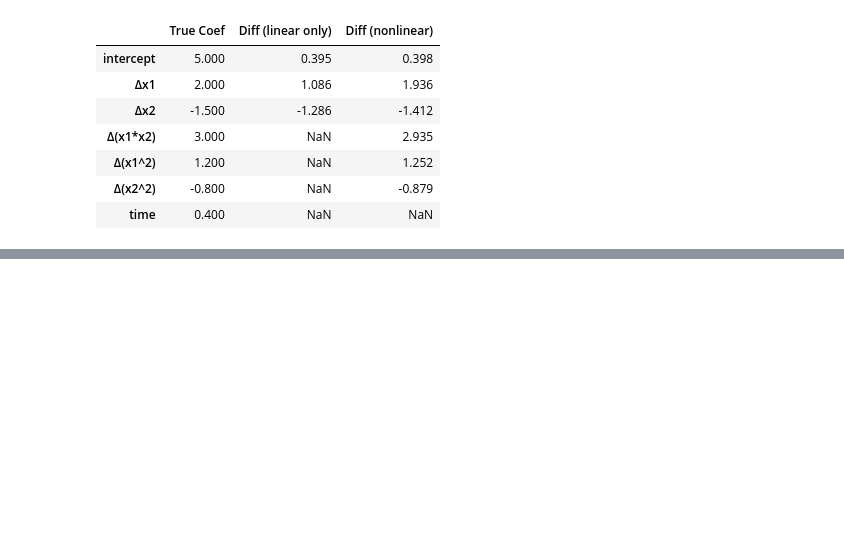
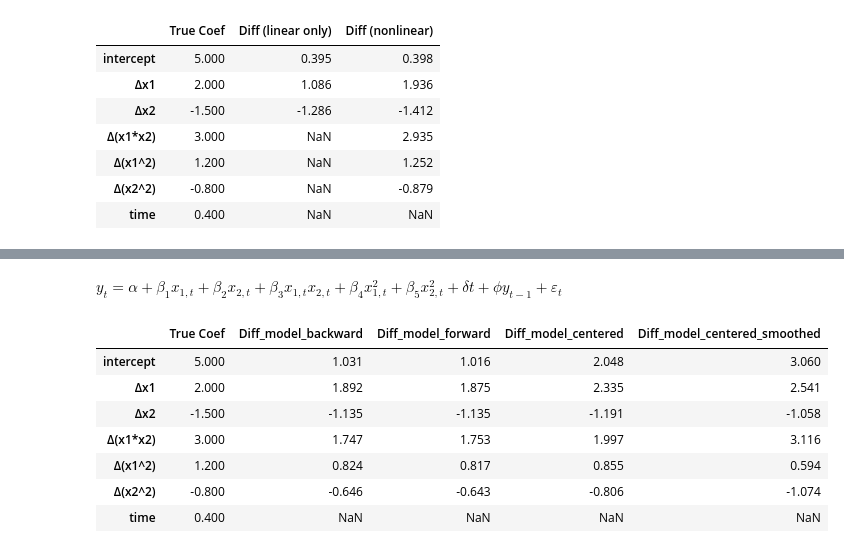
Before and after one commit to pmrai/gpt_share, a Jupyter notebook: differencing_test.ipynb, the cells around one changed output, grey strips where cells are left out. Saved outputs shown, nothing was run; the diff lists cells and outputs as text; code cells hidden in the pictures; blank space fills up the shorter version.

```diff
--- a/differencing_test.ipynb
+++ b/differencing_test.ipynb
@@ -177,0 +376,41 @@ display(HTML(coef_table_rounded.to_html()))
+# %%
+#model_diff_nl_backward = LinearRegression().fit(df_diff[['x1', 'x2', 'interaction', 'x1_sq_diff', 'x2_sq_diff']], df_diff['y'])
+
+model_diff_nl_backward = LinearRegression().fit(df_clean[['delta_x1_backward', 'delta_x2_backward',
+    'delta_interaction_backward', 'delta_x1_sq_backward', 'delta_x2_sq_backward']], df_clean['delta_y_backward'])
+
+model_diff_nl_forward = LinearRegression().fit(df_clean[['delta_x1_forward', 'delta_x2_forward',
+    'delta_interaction_forward', 'delta_x1_sq_forward', 'delta_x2_sq_forward']], df_clean['delta_y_forward'])
+
+model_diff_nl_centered = LinearRegression().fit(df_clean[['delta_x1', 'delta_x2', 'delta_interaction', 'delta_x1_sq', 'delta_x2_sq']], df_clean['delta_y'])
+
+model_diff_nl_centered_smoothed = LinearRegression().fit(df_clean[['delta_x1_smooth', 'delta_x2_smooth',
+    'delta_interaction_smooth', 'delta_x1_sq_smooth', 'delta_x2_sq_smooth']], df_clean['delta_y_smooth'])
+# %%
+# Construct coefficient table
+coef_table = pd.DataFrame({
+    'True Coef': [intercept, beta1, beta2, beta3, beta4, beta5, delta],
+    'Diff_model_backward': [model_diff_nl_backward.intercept_] + list(model_diff_nl_backward.coef_) + [np.nan] * (6 - len(model_diff_nl_backward.coef_)),
+    'Diff_model_forward': [model_diff_nl_forward.intercept_] + list(model_diff_nl_forward.coef_) + [np.nan] * (6 - len(model_diff_nl_forward.coef_)),
+    'Diff_model_centered': [model_diff_nl_centered.intercept_] + list(model_diff_nl_centered.coef_) + [np.nan] * (6 - len(model_diff_nl_centered.coef_)),
+    'Diff_model_centered_smoothed': [model_diff_nl_centered_smoothed.intercept_] + list(model_diff_nl_centered_smoothed.coef_) + [np.nan] * (6 - len(model_diff_nl_centered.coef_)),
+}, index=['intercept','Δx1', 'Δx2', 'Δ(x1*x2)', 'Δ(x1^2)', 'Δ(x2^2)', 'time'])
+# %%
+from IPython.display import display, HTML
+
+# Optional: round the values for better display
+coef_table_rounded = coef_table.round(3)
+
+# Display as styled HTML table
+display(Math(r'y_t = \alpha + \beta_1 x_{1,t} + \beta_2 x_{2,t} + \beta_3 x_{1,t} x_{2,t} + \beta_4 x_{1,t}^2 + \beta_5 x_{2,t}^2 + \delta t + \phi y_{t-1} + \varepsilon_t'))
+display(HTML(coef_table_rounded.to_html()))
+# %% [output]
+$\displaystyle y_t = \alpha + \beta_1 x_{1,t} + \beta_2 x_{2,t} + \beta_3 x_{1,t} x_{2,t} + \beta_4 x_{1,t}^2 + \beta_5 x_{2,t}^2 + \delta t + \phi y_{t-1} + \varepsilon_t$
+|  | True Coef | Diff_model_backward | Diff_model_forward | Diff_model_centered | Diff_model_centered_smoothed |
+| intercept | 5.000 | 1.031 | 1.016 | 2.048 | 3.060 |
+| Δx1 | 2.000 | 1.892 | 1.875 | 2.335 | 2.541 |
+| Δx2 | -1.500 | -1.135 | -1.135 | -1.191 | -1.058 |
+| Δ(x1*x2) | 3.000 | 1.747 | 1.753 | 1.997 | 3.116 |
+| Δ(x1^2) | 1.200 | 0.824 | 0.817 | 0.855 | 0.594 |
+| Δ(x2^2) | -0.800 | -0.646 | -0.643 | -0.806 | -1.074 |
+| time | 0.400 | NaN | NaN | NaN | NaN |
```
Also changed, not shown: parts of 6 cells of this notebook.
